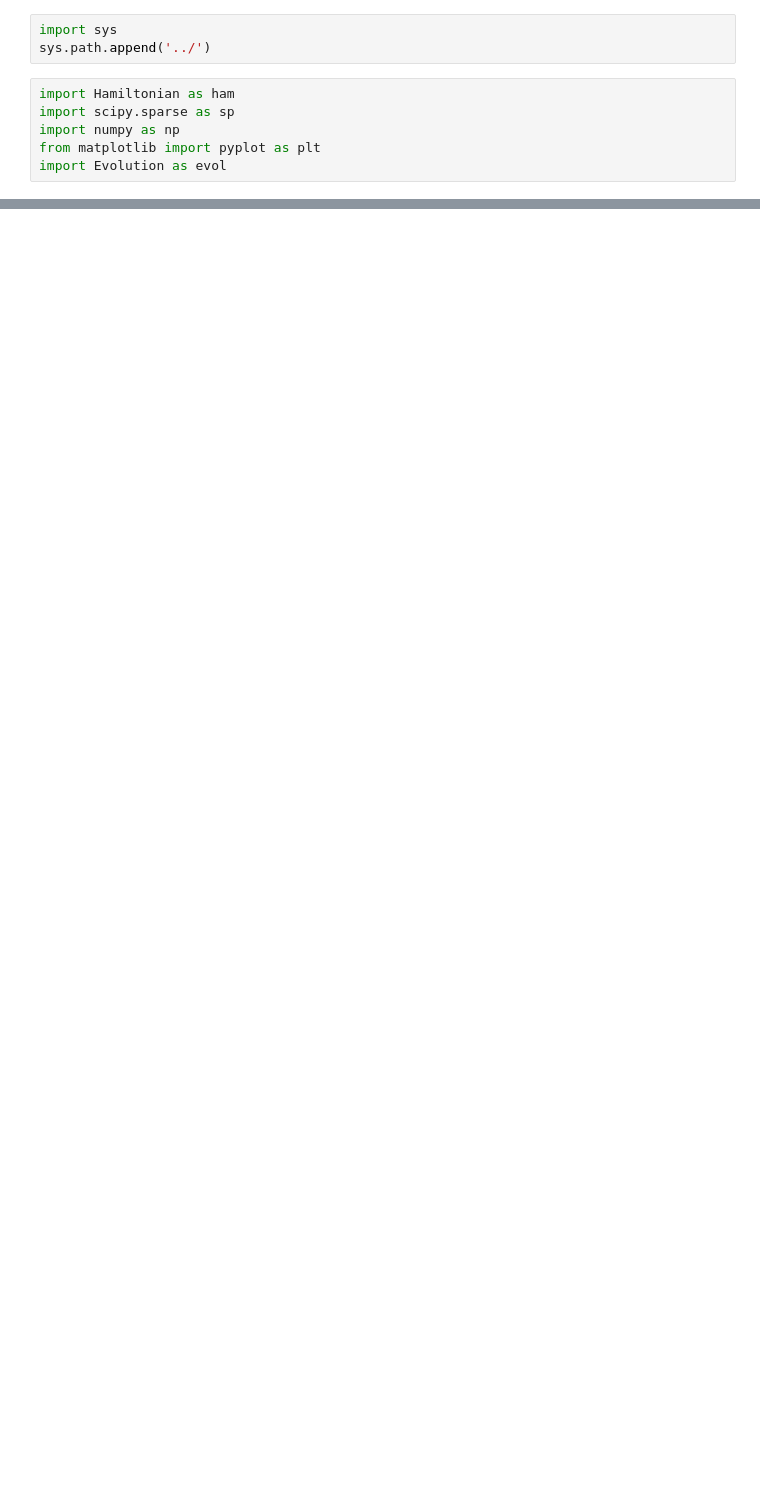
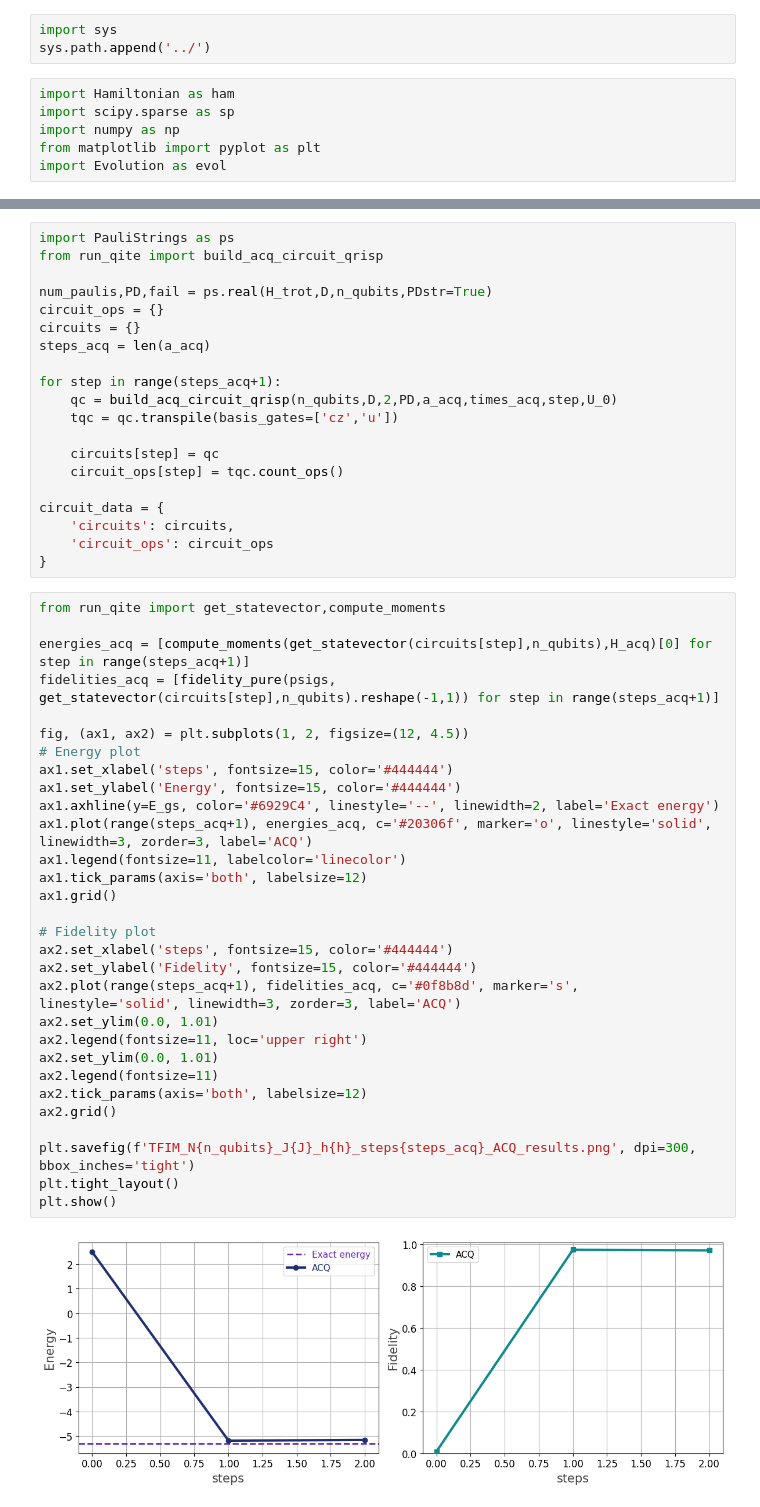
Before and after one commit to LucaYoy/ACQ, a Jupyter notebook: DBF/example_TFIM_DBF.ipynb, the cells around one changed output, grey strips where cells are left out. Cells and saved outputs as stored; diff of their text form; blank space fills up the shorter version.

```diff
--- a/DBF/example_TFIM_DBF.ipynb
+++ b/DBF/example_TFIM_DBF.ipynb
@@ -98,0 +141,52 @@ plt.show()
+# %%
+import PauliStrings as ps
+from run_qite import build_acq_circuit_qrisp
+
+num_paulis,PD,fail = ps.real(H_trot,D,n_qubits,PDstr=True)
+circuit_ops = {}
+circuits = {}
+steps_acq = len(a_acq)
+
+for step in range(steps_acq+1):
+    qc = build_acq_circuit_qrisp(n_qubits,D,2,PD,a_acq,times_acq,step,U_0)
+    tqc = qc.transpile(basis_gates=['cz','u'])
+
+    circuits[step] = qc
+    circuit_ops[step] = tqc.count_ops()
+
+circuit_data = {
+    'circuits': circuits,
+    'circuit_ops': circuit_ops
+}
+# %%
+from run_qite import get_statevector,compute_moments
+
+energies_acq = [compute_moments(get_statevector(circuits[step],n_qubits),H_acq)[0] for step in range(steps_acq+1)]
+fidelities_acq = [fidelity_pure(psigs, get_statevector(circuits[step],n_qubits).reshape(-1,1)) for step in range(steps_acq+1)]
+
+fig, (ax1, ax2) = plt.subplots(1, 2, figsize=(12, 4.5))
+# Energy plot
+ax1.set_xlabel('steps', fontsize=15, color='#444444')
+ax1.set_ylabel('Energy', fontsize=15, color='#444444')
+ax1.axhline(y=E_gs, color='#6929C4', linestyle='--', linewidth=2, label='Exact energy')
+ax1.plot(range(steps_acq+1), energies_acq, c='#20306f', marker='o', linestyle='solid', linewidth=3, zorder=3, label='ACQ')
+ax1.legend(fontsize=11, labelcolor='linecolor')
+ax1.tick_params(axis='both', labelsize=12)
+ax1.grid()
+
+# Fidelity plot
+ax2.set_xlabel('steps', fontsize=15, color='#444444')
+ax2.set_ylabel('Fidelity', fontsize=15, color='#444444')
+ax2.plot(range(steps_acq+1), fidelities_acq, c='#0f8b8d', marker='s', linestyle='solid', linewidth=3, zorder=3, label='ACQ')
+ax2.set_ylim(0.0, 1.01)
+ax2.legend(fontsize=11, loc='upper right')
+ax2.set_ylim(0.0, 1.01)
+ax2.legend(fontsize=11)
+ax2.tick_params(axis='both', labelsize=12)
+ax2.grid()
+
+plt.savefig(f'TFIM_N{n_qubits}_J{J}_h{h}_steps{steps_acq}_ACQ_results.png', dpi=300, bbox_inches='tight')
+plt.tight_layout()
+plt.show()
+# %% [output]
+[figure, added]
```
Also changed, not shown: parts of 9 cells of this notebook, 3 other files.
